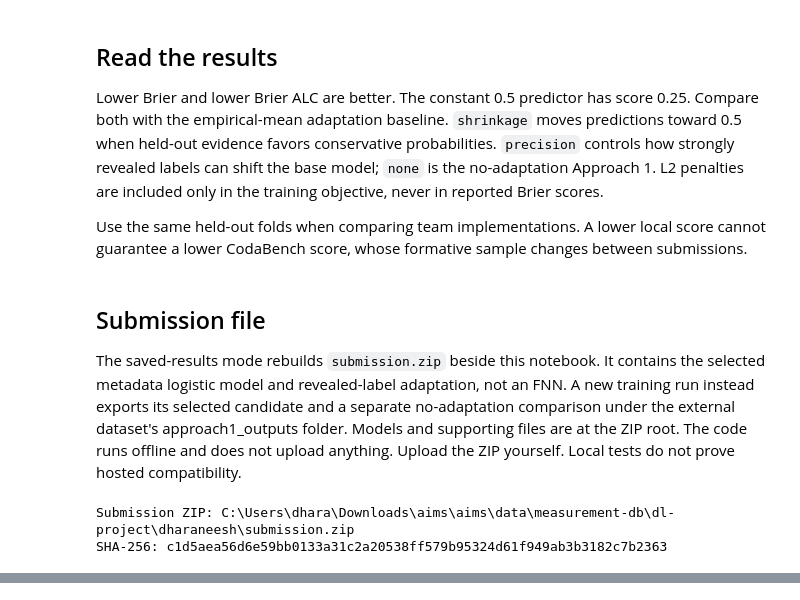
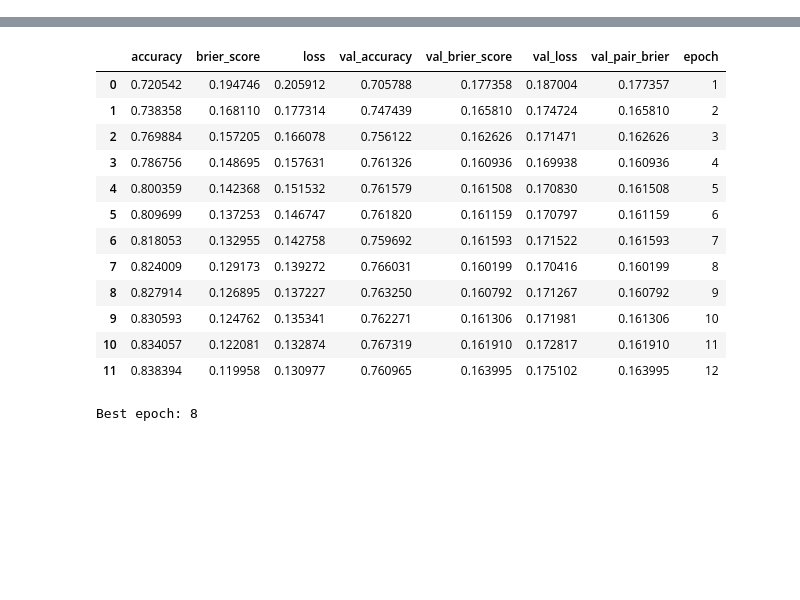
Before and after one commit to stevenwoodrum/dl-project, a Jupyter notebook: dharaneesh/Approach1_Experiments.ipynb, the cells around one changed output, grey strips where cells are left out. Saved outputs shown, nothing was run; the diff lists cells and outputs as text; code cells hidden in the pictures; blank space fills up the shorter version.

```diff
--- a/dharaneesh/Approach1_Experiments.ipynb
+++ b/dharaneesh/Approach1_Experiments.ipynb
@@ -119,21 +48,15 @@ display(Image(filename=str(run_dir / 'comparison.png')))
-# %% [markdown]
-## Read the results
-
-Lower Brier and lower Brier ALC are better. The constant 0.5 predictor has score 0.25. Compare both with the empirical-mean adaptation baseline. `shrinkage` moves predictions toward 0.5 when held-out evidence favors conservative probabilities. `precision` controls how strongly revealed labels can shift the base model; `none` is the no-adaptation Approach 1. L2 penalties are included only in the training objective, never in reported Brier scores.
-
-Use the same held-out folds when comparing team implementations. A lower local score cannot guarantee a lower CodaBench score, whose formative sample changes between submissions.
-# %% [markdown]
-## Submission file
-
-The saved-results mode rebuilds `submission.zip` beside this notebook. It contains the selected metadata logistic model and revealed-label adaptation, not an FNN. A new training run instead exports its selected candidate and a separate no-adaptation comparison under the external dataset's approach1_outputs folder. Models and supporting files are at the ZIP root. The code runs offline and does not upload anything. Upload the ZIP yourself. Local tests do not prove hosted compatibility.
-# %%
-if RUN_NEW_EXPERIMENT:
-    print('Candidate:', summary['zip'])
-    print('Approach 1 only:', summary['approach1_zip'])
-    print('SHA-256:', summary['zip_sha256'])
-else:
-    from dharaneesh.experiments import package_saved_submission
-    candidate_zip = package_saved_submission()
-# %% [output]
-Submission ZIP: C:\Users\dhara\Downloads\aims\aims\data\measurement-db\dl-project\dharaneesh\submission.zip
-SHA-256: c1d5aea56d6e59bb0133a31c2a20538ff579b95324d61f949ab3b3182c7b2363
+# %%
+import pandas as pd
+from IPython.display import Image, display
+
+history = pd.read_csv(run_dir / 'fnn_history.csv')
+summary = json.loads((run_dir / 'fnn_summary.json').read_text())
+assert summary['config']['method']['estimator'] == 'fnn'
+assert summary['config']['adaptation_precision'] is None
+for row in history.to_dict('records'):
+    print(f"Epoch {int(row['epoch'])}: training Brier={row['brier_score']:.4f}, "
+          f"validation Brier={row['val_pair_brier']:.4f}, "
+          f"validation accuracy={row['val_accuracy']:.4f}")
+display(history)
+print('Best epoch:', summary['best_epoch'])
+# %% [output]
@@ -139,0 +75,14 @@ SHA-256: c1d5aea56d6e59bb0133a31c2a20538ff579b95324d61f949ab3b3182c7b2363
+|  | accuracy | brier_score | loss | val_accuracy | val_brier_score | val_loss | val_pair_brier | epoch |
+| 0 | 0.720542 | 0.194746 | 0.205912 | 0.705788 | 0.177358 | 0.187004 | 0.177357 | 1 |
+| 1 | 0.738358 | 0.168110 | 0.177314 | 0.747439 | 0.165810 | 0.174724 | 0.165810 | 2 |
+| 2 | 0.769884 | 0.157205 | 0.166078 | 0.756122 | 0.162626 | 0.171471 | 0.162626 | 3 |
+| 3 | 0.786756 | 0.148695 | 0.157631 | 0.761326 | 0.160936 | 0.169938 | 0.160936 | 4 |
+| 4 | 0.800359 | 0.142368 | 0.151532 | 0.761579 | 0.161508 | 0.170830 | 0.161508 | 5 |
+| 5 | 0.809699 | 0.137253 | 0.146747 | 0.761820 | 0.161159 | 0.170797 | 0.161159 | 6 |
+| 6 | 0.818053 | 0.132955 | 0.142758 | 0.759692 | 0.161593 | 0.171522 | 0.161593 | 7 |
+| 7 | 0.824009 | 0.129173 | 0.139272 | 0.766031 | 0.160199 | 0.170416 | 0.160199 | 8 |
+| 8 | 0.827914 | 0.126895 | 0.137227 | 0.763250 | 0.160792 | 0.171267 | 0.160792 | 9 |
+| 9 | 0.830593 | 0.124762 | 0.135341 | 0.762271 | 0.161306 | 0.171981 | 0.161306 | 10 |
+| 10 | 0.834057 | 0.122081 | 0.132874 | 0.767319 | 0.161910 | 0.172817 | 0.161910 | 11 |
+| 11 | 0.838394 | 0.119958 | 0.130977 | 0.760965 | 0.163995 | 0.175102 | 0.163995 | 12 |
+Best epoch: 8
```
Also changed, not shown: parts of 17 cells of this notebook, 16 other files.
